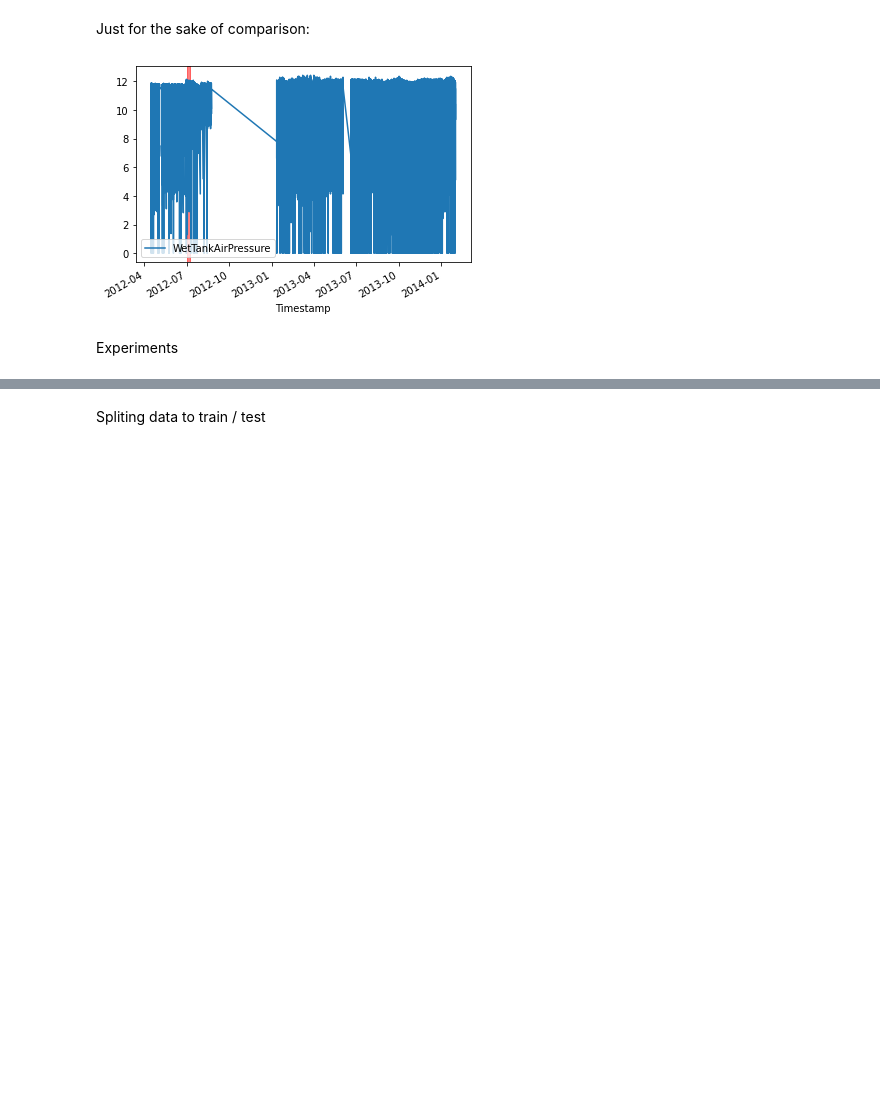
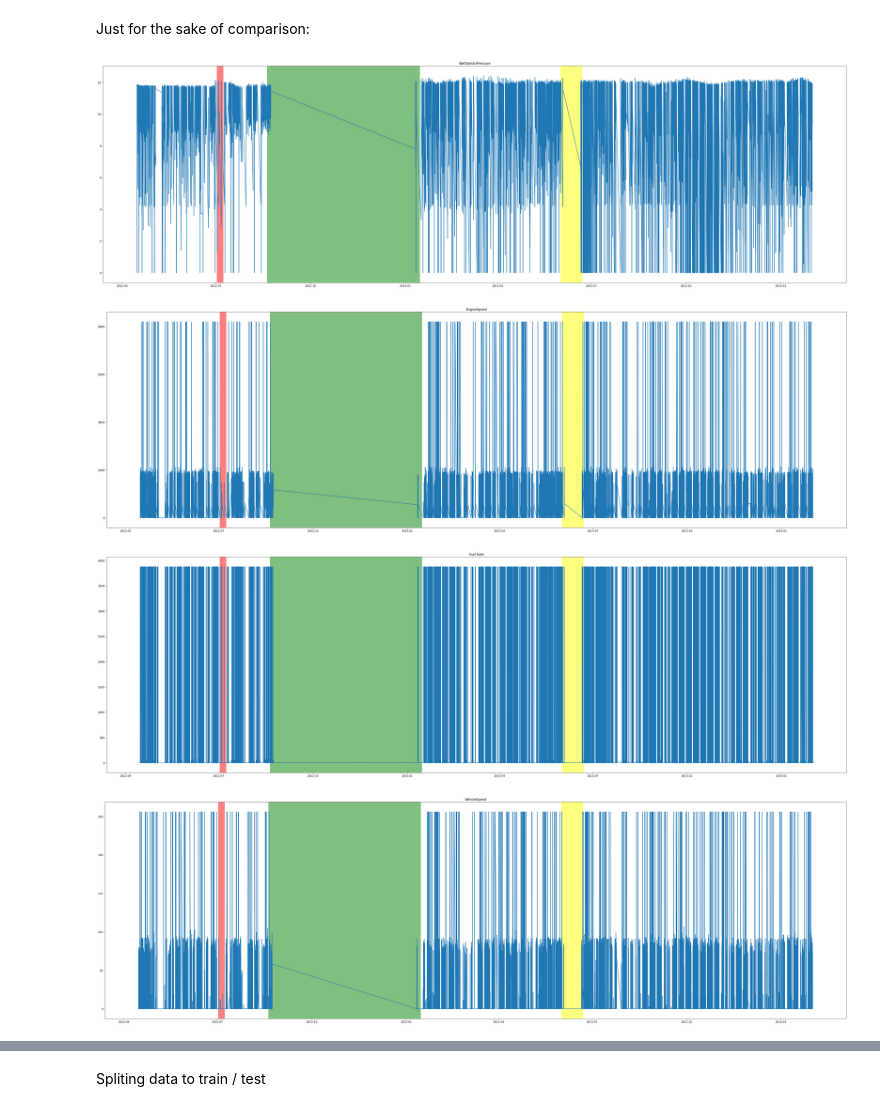
Before and after one commit to SebChw/RSIF, a Jupyter notebook: notebooks/volvo_data_lookup.ipynb, the cells around one changed output, grey strips where cells are left out. Cells and saved outputs as stored; diff of their text form; code cells hidden in the pictures; blank space fills up the shorter version.

Commit message:
Add charts of important features of all buses

```diff
--- a/notebooks/volvo_data_lookup.ipynb
+++ b/notebooks/volvo_data_lookup.ipynb
@@ -14,6 +14,6 @@ for set_num in ['369', '370', '371', '372', '375']:
     print(set_num, ' loaded')
 
     # break point for not loading all data at once (unefficient)
-    break
+    # break
 # %% [output]
 369  loaded
@@ -64,15 +66,15 @@ Name: Timestamp, Length: 10908300, dtype: datetime64[ns]
 # %% [markdown]
 Service: 02/07/2012 for 369. 370 seems normal(?). For 371 this period seems weird, but I'm not sure about anomaly. 372, 375 - this period is not in time range of this bus.
 # %%
-for col in data.columns:
-    if col == 'Timestamp':
-        continue
-    else:
-        partial_data = data.loc[(data['Timestamp'] >= datetime.datetime(year=2012,month=6,day=20,hour=0,minute=0,second=1))
-              & (data['Timestamp'] <= datetime.datetime(year=2012,month=7,day=20,hour=0,minute=0,second=1))]
+# for col in data.columns:
+#     if col == 'Timestamp':
+#         continue
+#     else:
+#         partial_data = data.loc[(data['Timestamp'] >= datetime.datetime(year=2012,month=6,day=20,hour=0,minute=0,second=1))
+#               & (data['Timestamp'] <= datetime.datetime(year=2012,month=7,day=20,hour=0,minute=0,second=1))]
 
-        f = plt.figure(figsize=(50, 15))
-        plt.plot(partial_data['Timestamp'], partial_data[col])
-        plt.title(col)
-        plt.axvspan(datetime.datetime(year=2012,month=7,day=2,hour=0,minute=0,second=1), datetime.datetime(year=2012,month=7,day=8,hour=0,minute=0,second=1), color='red', alpha=0.5)
-        plt.show()
+#         f = plt.figure(figsize=(50, 15))
+#         plt.plot(partial_data['Timestamp'], partial_data[col])
+#         plt.title(col)
+#         plt.axvspan(datetime.datetime(year=2012,month=7,day=2,hour=0,minute=0,second=1), datetime.datetime(year=2012,month=7,day=8,hour=0,minute=0,second=1), color='red', alpha=0.5)
+#         plt.show()
@@ -90,10 +81,17 @@ for col in data.columns:
 # %% [markdown]
 Just for the sake of comparison:
 # %%
-data.plot('Timestamp', 'WetTankAirPressure')
-plt.axvspan(datetime.datetime(year=2012,month=7,day=2,hour=0,minute=0,second=1), datetime.datetime(year=2012,month=7,day=8,hour=0,minute=0,second=1), color='red', alpha=0.5)
-plt.show()
+cols_to_check = ['WetTankAirPressure', 'EngineSpeed', 'Fuel Rate', 'VehicleSpeed']
+for col in cols_to_check:
+    f = plt.figure(figsize=(50, 15))
+    plt.plot(data['Timestamp'], data[col])
+    plt.title(col)
+    plt.axvspan(datetime.datetime(year=2012,month=7,day=2,hour=0,minute=0,second=1), datetime.datetime(year=2012,month=7,day=8,hour=0,minute=0,second=1), color='red', alpha=0.5)
+    plt.axvspan(datetime.datetime(year=2012,month=8,day=20,hour=0,minute=0,second=1), datetime.datetime(year=2013,month=1,day=15,hour=0,minute=0,second=1), color='green', alpha=0.5)
+    plt.axvspan(datetime.datetime(year=2013,month=6,day=1,hour=0,minute=0,second=1), datetime.datetime(year=2013,month=6,day=22,hour=0,minute=0,second=1), color='yellow', alpha=0.5)
+    plt.show()
 # %% [output]
-[figure, old version]
+[figure, new version]
+[figure, added]
+[figure, added]
+[figure, added]
-# %% [markdown]
-Experiments
```
Also changed, not shown: parts of 6 cells of this notebook.
